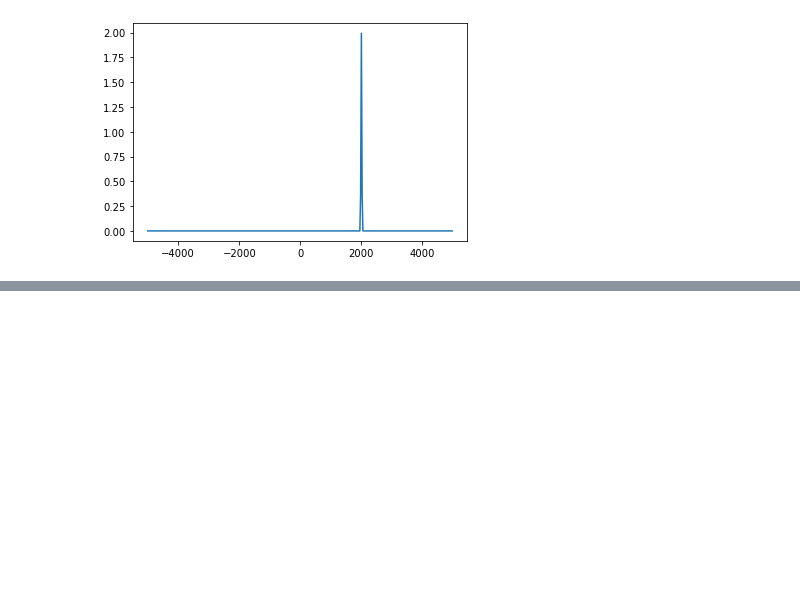
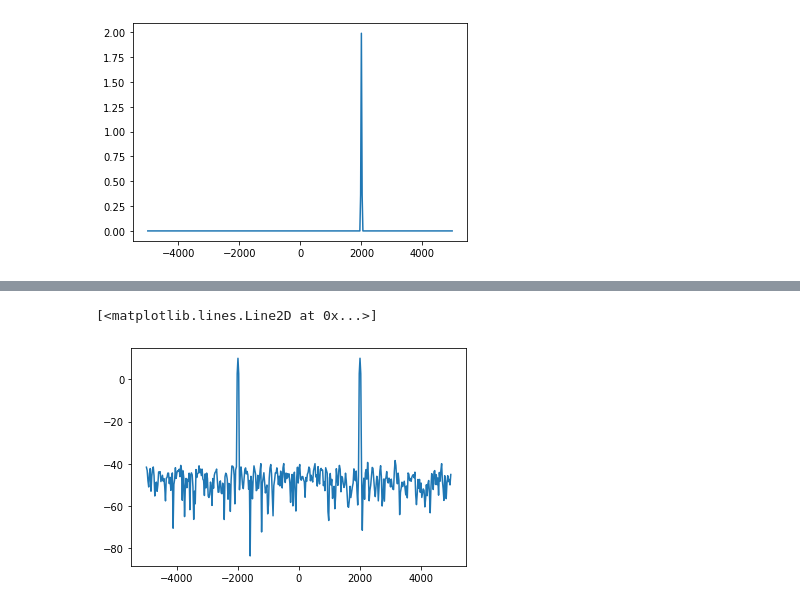
Before and after one commit to cirotn/python, a Jupyter notebook: spectrum.ipynb, the cells around one changed output, grey strips where cells are left out. Cells and saved outputs as stored; diff of their text form; code cells hidden in the pictures; blank space fills up the shorter version.

Commit message:
Add function to create dual tones

```diff
--- a/spectrum.ipynb
+++ b/spectrum.ipynb
@@ -144,0 +145,16 @@ plt.plot(spectrum_dbm.frequency_bins(), spectrum_dbm.y)
+# %%
+def create_dual_tone(sample_rate, duration, tone_freq):
+    dt = 1/sample_rate
+    t = np.arange(0, duration, dt)
+    tone = np.sin(2*np.pi*tone_freq*t)
+    return Waveform(0, dt, tone)
+# %%
+tone = create_dual_tone(sample_rate, duration, tone_freq)
+noise = create_noise_signal(sample_rate, duration, 0.01)
+wfm = tone + noise
+spectrum = windowed_fft(wfm)
+spectrum_dbm = convert_spectrum_to_dbm(spectrum)
+plt.plot(spectrum_dbm.frequency_bins(), spectrum_dbm.y)
+# %% [output]
+[<matplotlib.lines.Line2D at 0x...>]
+[figure, added]
```
Also changed, not shown: parts of 5 cells of this notebook.
